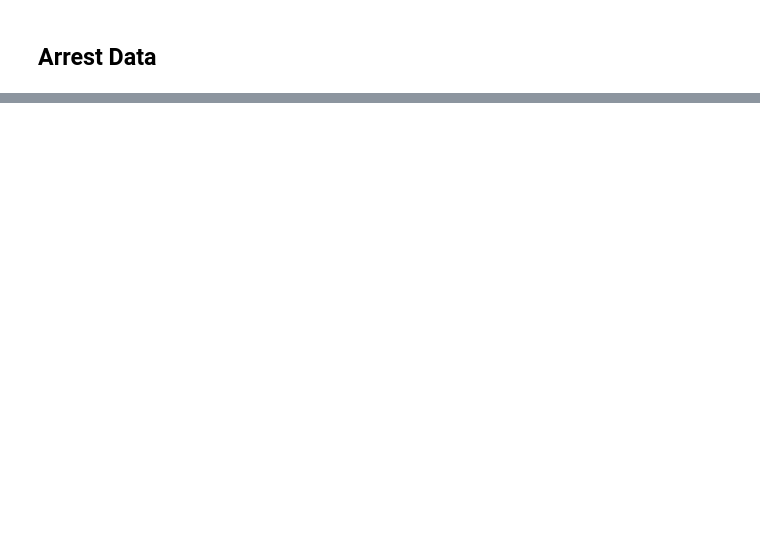
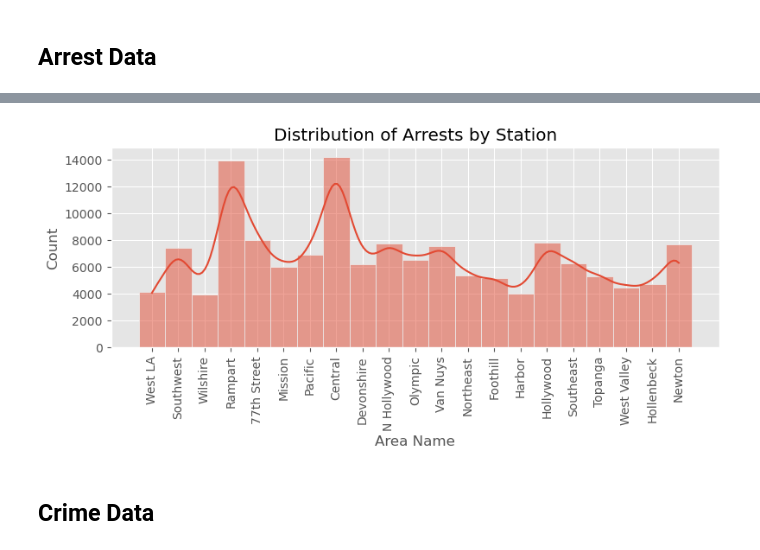
Before and after one commit to cploebell/ads-508-team-project, a Jupyter notebook: ads508_proj.ipynb, the cells around one changed output, grey strips where cells are left out. Cells and saved outputs as stored; diff of their text form; code cells hidden in the pictures; blank space fills up the shorter version.

```diff
--- a/ads508_proj.ipynb
+++ b/ads508_proj.ipynb
@@ -296,0 +396,5 @@ df_arrest.head()
+# %%
+#convert date times stamps from object
+df_arrest['Arrest Date'] = pd.to_datetime(df_arrest['Arrest Date'], format='%m/%d/%Y %I:%M:%S %p')
+df_arrest['Booking Date'] = pd.to_datetime(df_arrest['Booking Date'], format='%m/%d/%Y %I:%M:%S %p')
+print(f"Arrest Date dtype: {df_arrest['Arrest Date'].dtype}, Booking Date dtype:{df_arrest['Booking Date'].dtype} ")
@@ -296,0 +403,4 @@ df_arrest.head()
+# %%
+#drop everything before 1/1/2023
+df_a = df_arrest[df_arrest['Arrest Date'] >= pd.Timestamp('1/01/2023')]
+df_a.shape
@@ -296,0 +489,12 @@ df_arrest.head()
+# %%
+plt.style.use('ggplot')
+plt.figure(figsize=(20, 3))
+plt.subplot(1, 2, 1)
+sns.histplot(df_a['Area Name'], kde = True)
+plt.title('Distribution of Arrests by Station')
+plt.xticks(rotation=90)
+plt.show()
+# %% [output]
+[figure, added]
+# %% [markdown]
+## Crime Data
```
Also changed, not shown: parts of 52 cells of this notebook.
